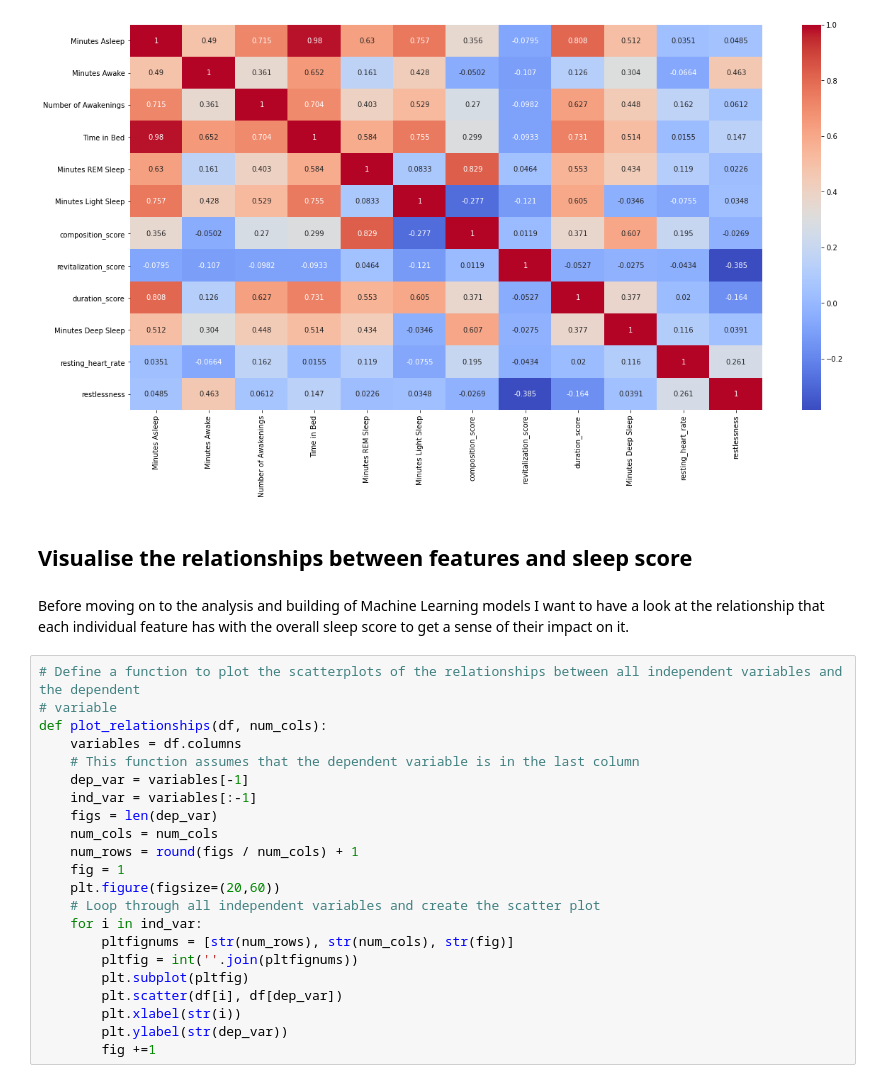
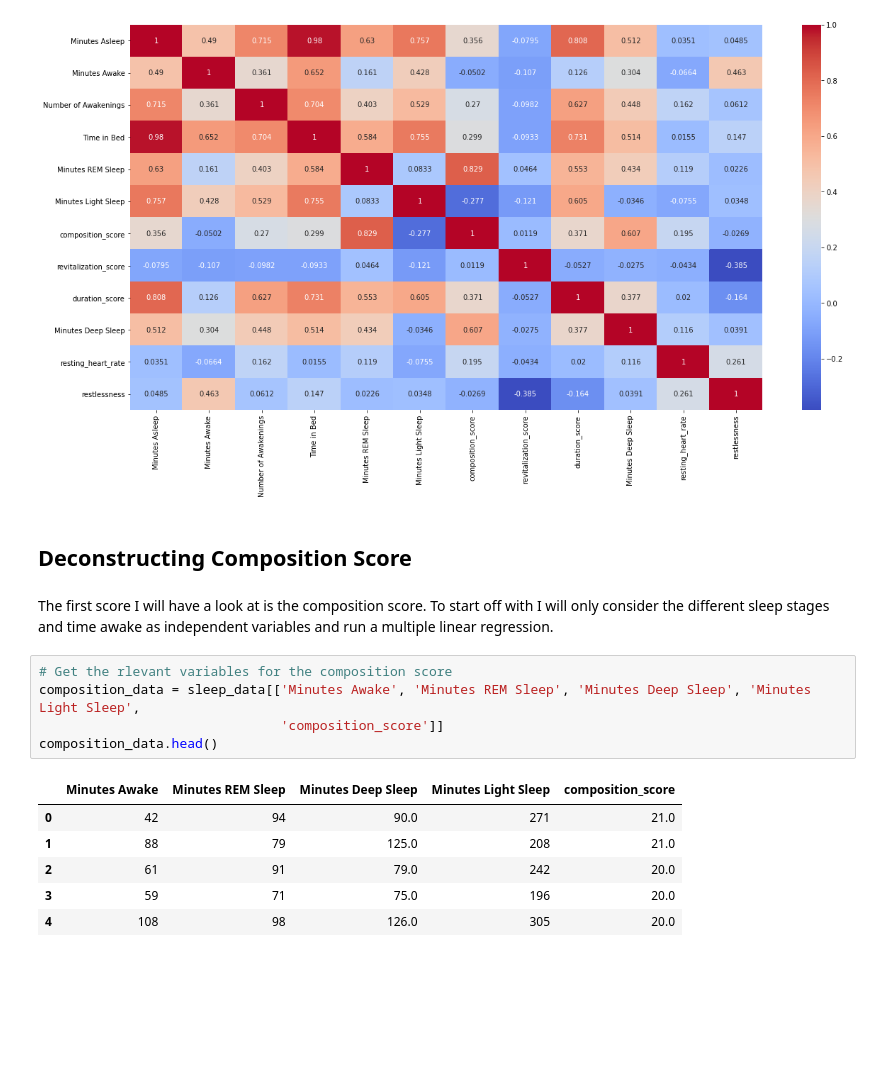
Before and after one commit to JoBe10/Fitbit-Sleep-Score, a Jupyter notebook: Sleep_Scores/Fitbit_Sleep_Score_Secret.ipynb, the cells around one changed output. Cells and saved outputs as stored; diff of their text form; blank space fills up the shorter version.

```diff
--- a/Sleep_Scores/Fitbit_Sleep_Score_Secret.ipynb
+++ b/Sleep_Scores/Fitbit_Sleep_Score_Secret.ipynb
@@ -162,29 +162,19 @@ sns.heatmap(sleep_data.drop(columns='overall_score').corr(), annot=True, cmap='c
 # %% [output]
 <matplotlib.axes._subplots.AxesSubplot at 0x...>
 [figure]
-# %% [markdown]
-## Visualise the relationships between features and sleep score
-# %% [markdown]
-Before moving on to the analysis and building of Machine Learning models I want to have a look at the relationship that each individual feature has with the overall sleep score to get a sense of their impact on it.
-# %%
-# Define a function to plot the scatterplots of the relationships between all independent variables and the dependent
-# variable
-def plot_relationships(df, num_cols):
-    variables = df.columns
-    # This function assumes that the dependent variable is in the last column
-    dep_var = variables[-1]
-    ind_var = variables[:-1]
-    figs = len(dep_var)
-    num_cols = num_cols
-    num_rows = round(figs / num_cols) + 1
-    fig = 1
-    plt.figure(figsize=(20,60))
-    # Loop through all independent variables and create the scatter plot
-    for i in ind_var:
-        pltfignums = [str(num_rows), str(num_cols), str(fig)]
-        pltfig = int(''.join(pltfignums))
-        plt.subplot(pltfig)
-        plt.scatter(df[i], df[dep_var])
-        plt.xlabel(str(i))
-        plt.ylabel(str(dep_var))
-        fig +=1
+# %% [markdown]
+## Deconstructing Composition Score
+# %% [markdown]
+The first score I will have a look at is the composition score. To start off with I will only consider the different sleep stages and time awake as independent variables and run a multiple linear regression.
+# %%
+# Get the rlevant variables for the composition score
+composition_data = sleep_data[['Minutes Awake', 'Minutes REM Sleep', 'Minutes Deep Sleep', 'Minutes Light Sleep',
+                               'composition_score']]
+composition_data.head()
+# %% [output]
+|  | Minutes Awake | Minutes REM Sleep | Minutes Deep Sleep | Minutes Light Sleep | composition_score |
+| 0 | 42 | 94 | 90.0 | 271 | 21.0 |
+| 1 | 88 | 79 | 125.0 | 208 | 21.0 |
+| 2 | 61 | 91 | 79.0 | 242 | 20.0 |
+| 3 | 59 | 71 | 75.0 | 196 | 20.0 |
+| 4 | 108 | 98 | 126.0 | 305 | 20.0 |
```
Also changed, not shown: parts of 4 cells of this notebook.
